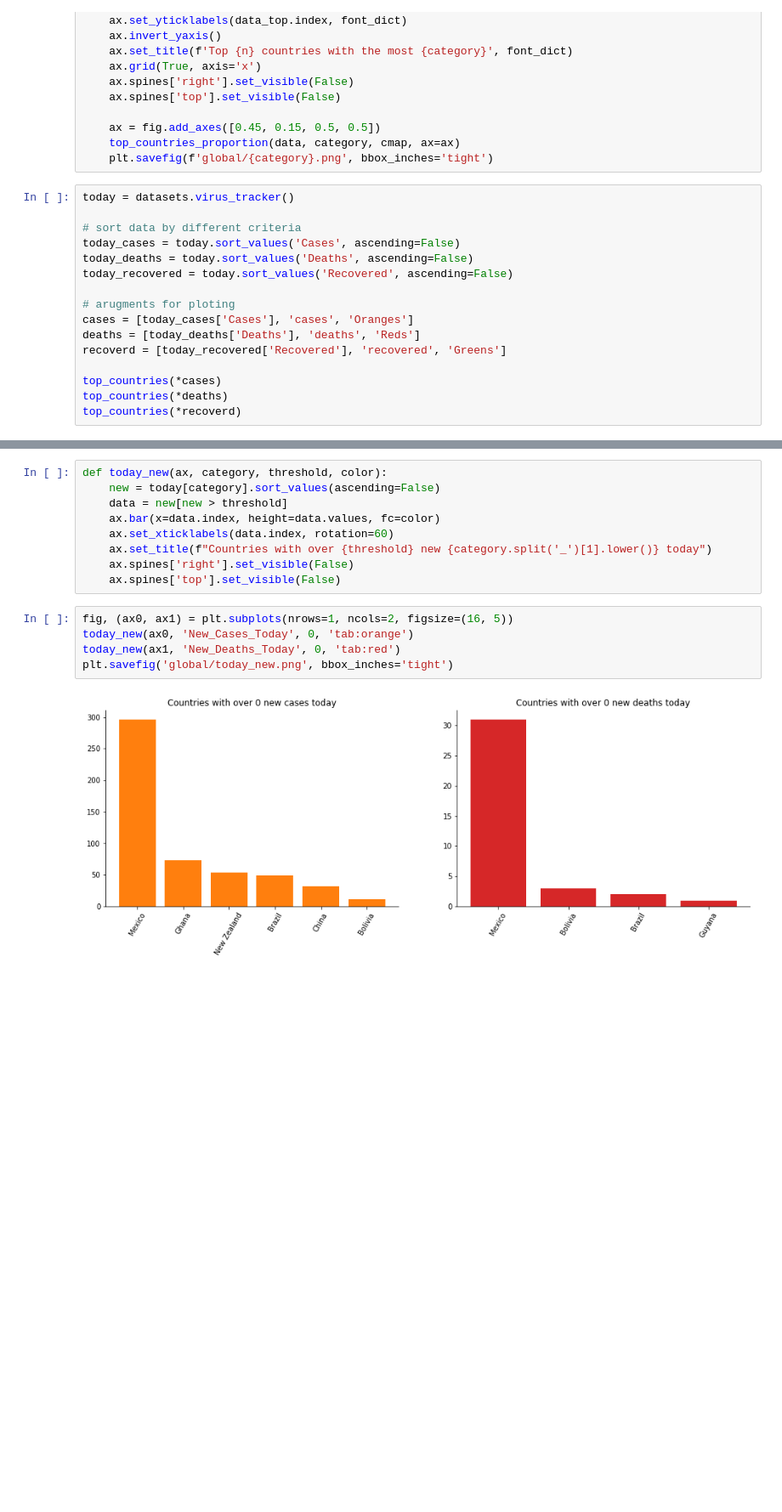
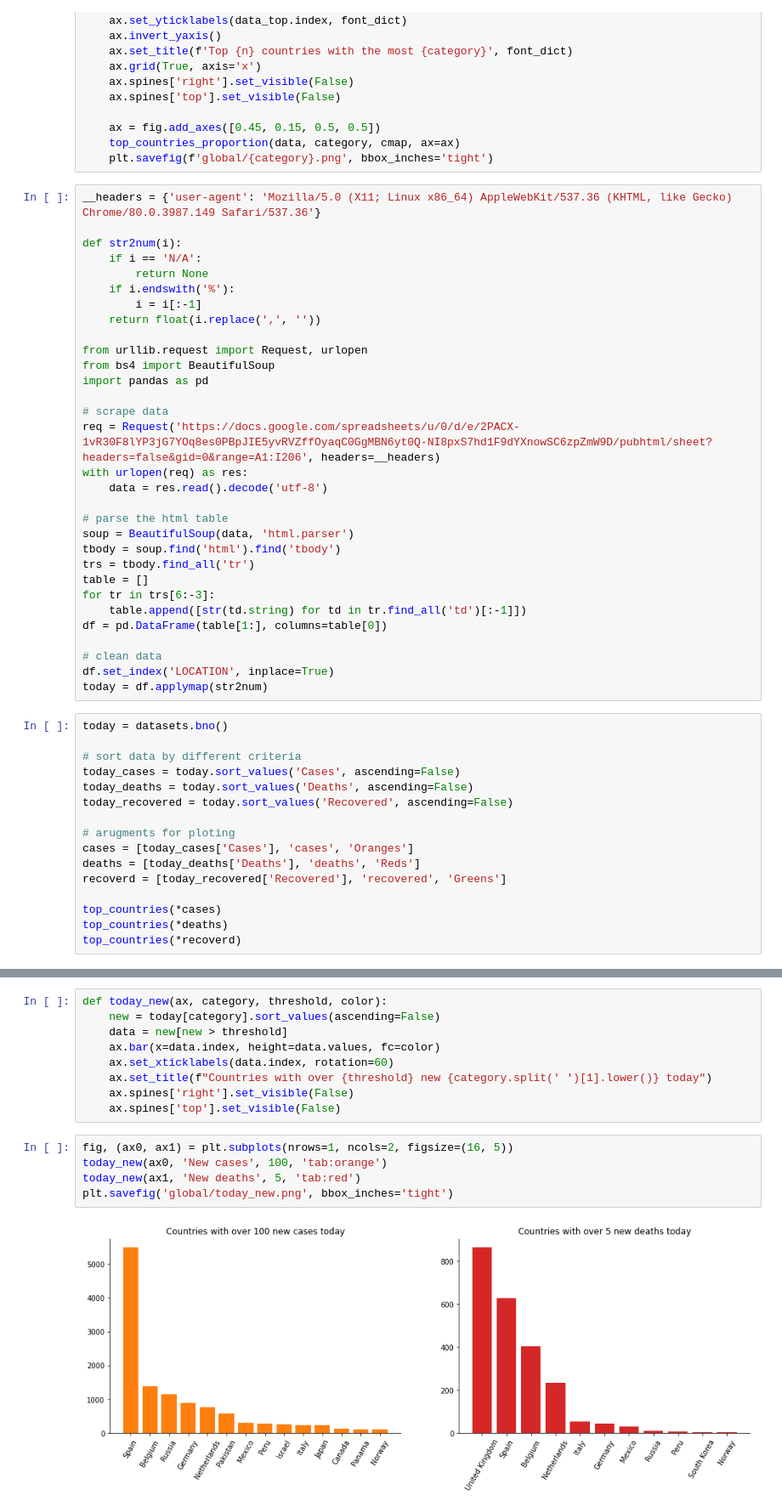
Before and after one commit to zhaoyi3264/covid-19-trend, a Jupyter notebook: global_trend.ipynb, the cells around one changed output, grey strips where cells are left out. Shown at 85% size. Cells and saved outputs as stored; diff of their text form; blank space fills up the shorter version.

Commit message:
daily update (virus tracker is down)

```diff
--- a/global_trend.ipynb
+++ b/global_trend.ipynb
@@ -57,8 +57,39 @@ def top_countries(data, category, cmap, n=20):
     ax = fig.add_axes([0.45, 0.15, 0.5, 0.5])
     top_countries_proportion(data, category, cmap, ax=ax)
     plt.savefig(f'global/{category}.png', bbox_inches='tight')
+# %%
+__headers = {'user-agent': 'Mozilla/5.0 (X11; Linux x86_64) AppleWebKit/537.36 (KHTML, like Gecko) Chrome/80.0.3987.149 Safari/537.36'}
+
+def str2num(i):
+    if i == 'N/A':
+        return None
+    if i.endswith('%'):
+        i = i[:-1]
+    return float(i.replace(',', ''))
+
+from urllib.request import Request, urlopen
+from bs4 import BeautifulSoup
+import pandas as pd
+
+# scrape data
+req = Request('https://docs.google.com/spreadsheets/u/0/d/e/2PACX-1vR30F8lYP3jG7YOq8es0PBpJIE5yvRVZffOyaqC0GgMBN6yt0Q-NI8pxS7hd1F9dYXnowSC6zpZmW9D/pubhtml/sheet?headers=false&gid=0&range=A1:I206', headers=__headers)
+with urlopen(req) as res:
+    data = res.read().decode('utf-8')
+
+# parse the html table
+soup = BeautifulSoup(data, 'html.parser')
+tbody = soup.find('html').find('tbody')
+trs = tbody.find_all('tr')
+table = []
+for tr in trs[6:-3]:
+    table.append([str(td.string) for td in tr.find_all('td')[:-1]])
+df = pd.DataFrame(table[1:], columns=table[0])
+
+# clean data
+df.set_index('LOCATION', inplace=True)
+today = df.applymap(str2num)
 # %%
-today = datasets.virus_tracker()
+today = datasets.bno()
 
 # sort data by different criteria
 today_cases = today.sort_values('Cases', ascending=False)
@@ -93,16 +124,16 @@ def today_new(ax, category, threshold, color):
     data = new[new > threshold]
     ax.bar(x=data.index, height=data.values, fc=color)
     ax.set_xticklabels(data.index, rotation=60)
-    ax.set_title(f"Countries with over {threshold} new {category.split('_')[1].lower()} today")
+    ax.set_title(f"Countries with over {threshold} new {category.split(' ')[1].lower()} today")
     ax.spines['right'].set_visible(False)
     ax.spines['top'].set_visible(False)
 # %%
 fig, (ax0, ax1) = plt.subplots(nrows=1, ncols=2, figsize=(16, 5))
-today_new(ax0, 'New_Cases_Today', 0, 'tab:orange')
-today_new(ax1, 'New_Deaths_Today', 0, 'tab:red')
+today_new(ax0, 'New cases', 100, 'tab:orange')
+today_new(ax1, 'New deaths', 5, 'tab:red')
 plt.savefig('global/today_new.png', bbox_inches='tight')
 # %% [output]
-[figure, old version]
+[figure, new version]
 # %%
 fig, ax = plt.subplots(figsize=(16, 1))
 ax.set_xlim(0, 8)
```
Also changed, not shown: parts of 4 cells of this notebook, 10 other files.
